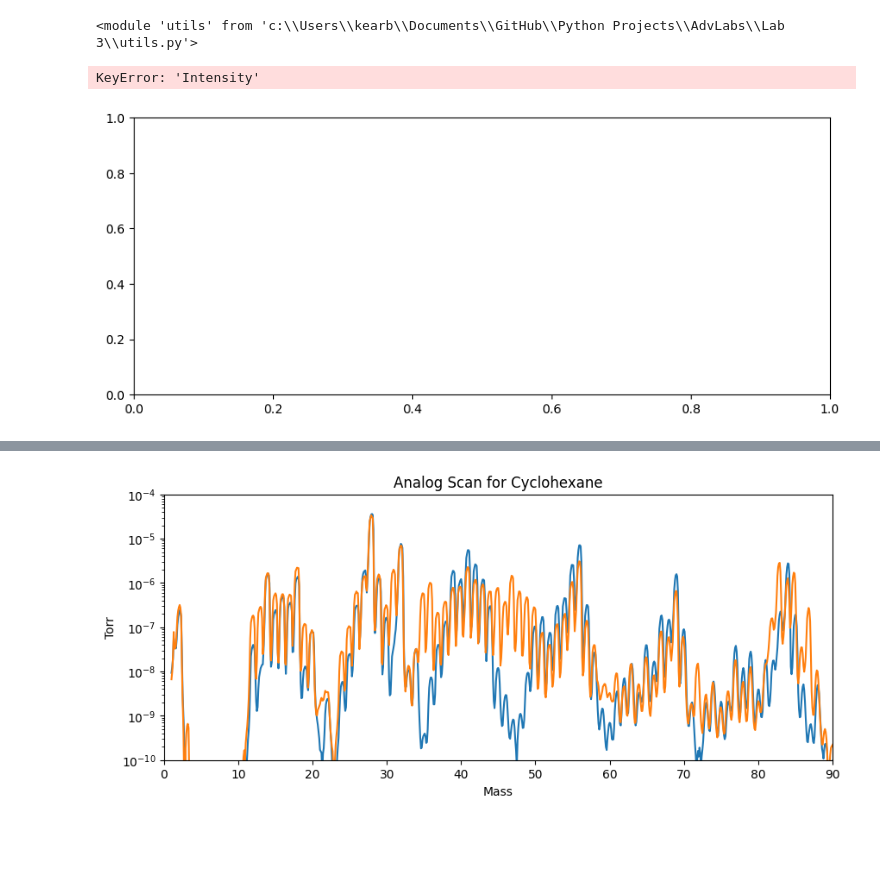
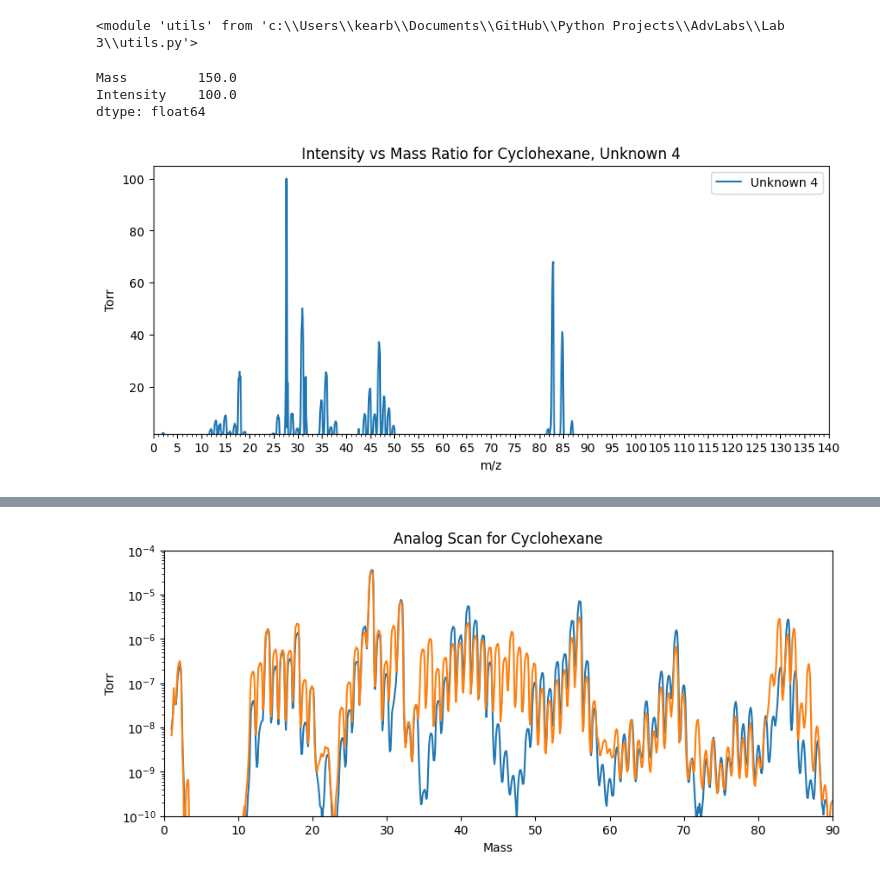
Before and after one commit to kearb-stomp/AdvLabs, a Jupyter notebook: Lab 3/Test.ipynb, the cells around one changed output, grey strips where cells are left out. Saved outputs shown, nothing was run; the diff lists cells and outputs as text; code cells hidden in the pictures; blank space fills up the shorter version.

```diff
--- a/Lab 3/Test.ipynb
+++ b/Lab 3/Test.ipynb
@@ -59,32 +59,45 @@ for key, data in data_dict.items():
 
     intensity = data['Pressure (uncorrected)'] / max_value * 100  # Normalize to percentage
     data_dict[key]['Intensity'] = intensity
+# %%
+print(subtracted_df.max())
+# %% [output]
+Mass         150.0
+Intensity    100.0
+dtype: float64
 # %%
+subtracted_df = pd.DataFrame(columns=['Mass', 'Intensity'])
+subtracted_df['Mass'] = data_dict['Cyclohexane']['Mass'].copy()
+subtracted_df['Intensity'] = data_dict['Unknown 4']['Intensity']-data_dict['Cyclohexane']['Intensity']
+subtracted_df['Intensity'] = subtracted_df['Intensity'].clip(lower=0)
+subtracted_df['Intensity'] = subtracted_df['Intensity'] * 100 / max(subtracted_df['Intensity'])
+
 
 fig, ax = plt.subplots(figsize=(10, 4))
-ax.plot(data_dict['Unknown 4']['Mass'], data_dict['Unknown 4']['Intensity'], '--', label='Unknown 4', zorder=2)
-ax.plot(data_dict['Cyclohexane']['Mass'], data_dict['Cyclohexane']['Intensity'], label='Cyclohexane', zorder=1)
+# ax.plot(data_dict['Unknown 4']['Mass'], data_dict['Unknown 4']['Intensity'], '--', label='Unknown 4', zorder=2)
+# ax.plot(data_dict['Cyclohexane']['Mass'], data_dict['Cyclohexane']['Intensity'], label='Cyclohexane', zorder=1)
+ax.plot(data_dict['Unknown 4']['Mass'], subtracted_df['Intensity'], label='Unknown 4', zorder=2)
 ax.xaxis.set_major_locator(MultipleLocator(5))
 ax.xaxis.set_minor_locator(MultipleLocator(1))
+ax.set_ylim(bottom=2)
 ax.legend()
 #    ax.axvline(x=2,                   # x-coordinate where the line should appear
 #        color='red',            # any Matplotlib colour
 #        linestyle='--',         # '--', ':', '-.', or solid '-'
 #        linewidth=1.5,
 #        label='m/z 42')         # optional legend entry
 #    ax.axvline(x=28,                   # x-coordinate where the line should appear
 #        color='red',            # any Matplotlib colour
 #        linestyle='--',         # '--', ':', '-.', or solid '-'
 #        linewidth=1.5,
 #        label='m/z 42')         # optional legend entry
 #    ax.axvline(x=42,                   # x-coordinate where the line should appear
 #        color='red',            # any Matplotlib colour
 #        linestyle='--',         # '--', ':', '-.', or solid '-'
 #        linewidth=1.5,
 #        label='m/z 42')         # optional legend entry
 ax.set_xlim(0, 140)
 ax.set(xlabel='m/z', ylabel='Torr', title=f'Intensity vs Mass Ratio for Cyclohexane, Unknown 4')
 plt.show()
 # %% [output]
-KeyError: 'Intensity'
-[figure, old version]
+[figure, new version]
```
Also changed, not shown: parts of 4 cells of this notebook.
